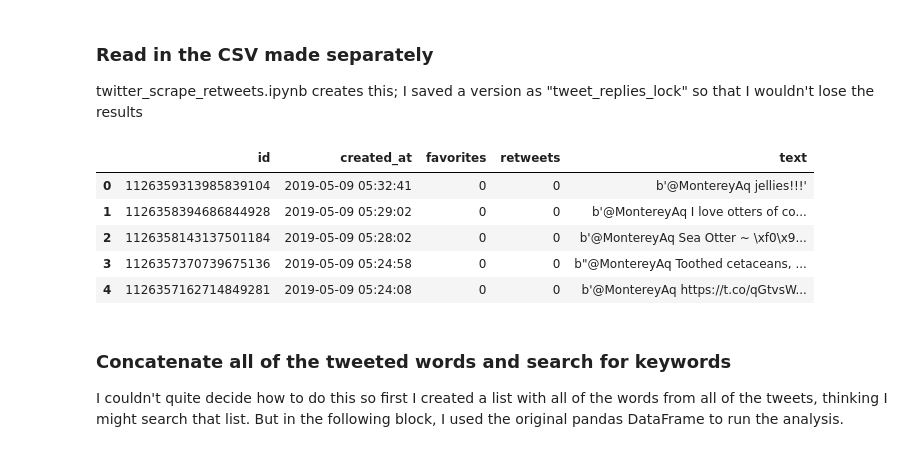
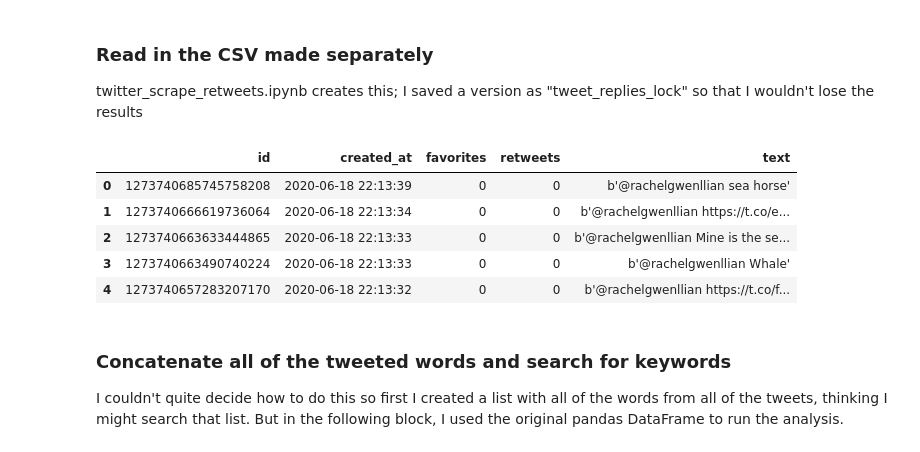
Before and after one commit to SUPScientist/Twitter-Scraping, a Jupyter notebook: plot_critter_frequency_specificWords.ipynb, the cells around one changed output. Drawn from its saved outputs; the diff is of its cells as text; code cells hidden in the pictures.

```diff
--- a/plot_critter_frequency_specificWords.ipynb
+++ b/plot_critter_frequency_specificWords.ipynb
@@ -11,16 +12,20 @@ import seaborn as sns
 # %% [markdown]
 ### Read in the CSV made separately
 twitter_scrape_retweets.ipynb creates this; I saved a version as "tweet_replies_lock" so that I wouldn't lose the results
-# %%
-df_retwe = pd.read_csv('tweet_replies_lock.csv')
-df_retwe.head()
-# %% [output]
-|  | id | created_at | favorites | retweets | text |
-| 0 | 1126359313985839104 | 2019-05-09 05:32:41 | 0 | 0 | b'@MontereyAq jellies!!!' |
-| 1 | 1126358394686844928 | 2019-05-09 05:29:02 | 0 | 0 | b'@MontereyAq I love otters of co... |
-| 2 | 1126358143137501184 | 2019-05-09 05:28:02 | 0 | 0 | b'@MontereyAq Sea Otter ~ \xf0\x9... |
-| 3 | 1126357370739675136 | 2019-05-09 05:24:58 | 0 | 0 | b"@MontereyAq Toothed cetaceans, ... |
-| 4 | 1126357162714849281 | 2019-05-09 05:24:08 | 0 | 0 | b'@MontereyAq https://t.co/qGtvsW... |
+# %%
+tweet_num = 1273621086933057536
+input_filename = 'tweet_replies_'+str(tweet_num)+'.csv'
+input_filepath = os.path.join('Data', input_filename)
+
+df_retwe = pd.read_csv(input_filepath)
+df_retwe.head()
+# %% [output]
+|  | id | created_at | favorites | retweets | text |
+| 0 | 1273740685745758208 | 2020-06-18 22:13:39 | 0 | 0 | b'@rachelgwenllian sea horse' |
+| 1 | 1273740666619736064 | 2020-06-18 22:13:34 | 0 | 0 | b'@rachelgwenllian https://t.co/e... |
+| 2 | 1273740663633444865 | 2020-06-18 22:13:33 | 0 | 0 | b'@rachelgwenllian Mine is the se... |
+| 3 | 1273740663490740224 | 2020-06-18 22:13:33 | 0 | 0 | b'@rachelgwenllian Whale' |
+| 4 | 1273740657283207170 | 2020-06-18 22:13:32 | 0 | 0 | b'@rachelgwenllian https://t.co/f... |
 # %% [markdown]
 ### Concatenate all of the tweeted words and search for keywords
 I couldn't quite decide how to do this so first I created a list with all of the words from all of the tweets, thinking I might search that list. But in the following block, I used the original pandas DataFrame to run the analysis.
```
Also changed, not shown: parts of 9 cells of this notebook, 13 other files.
